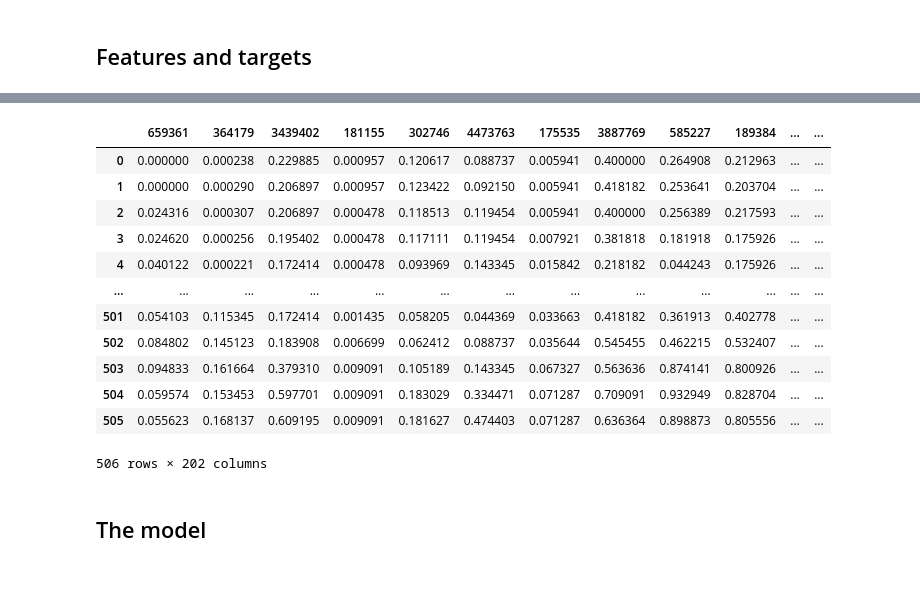
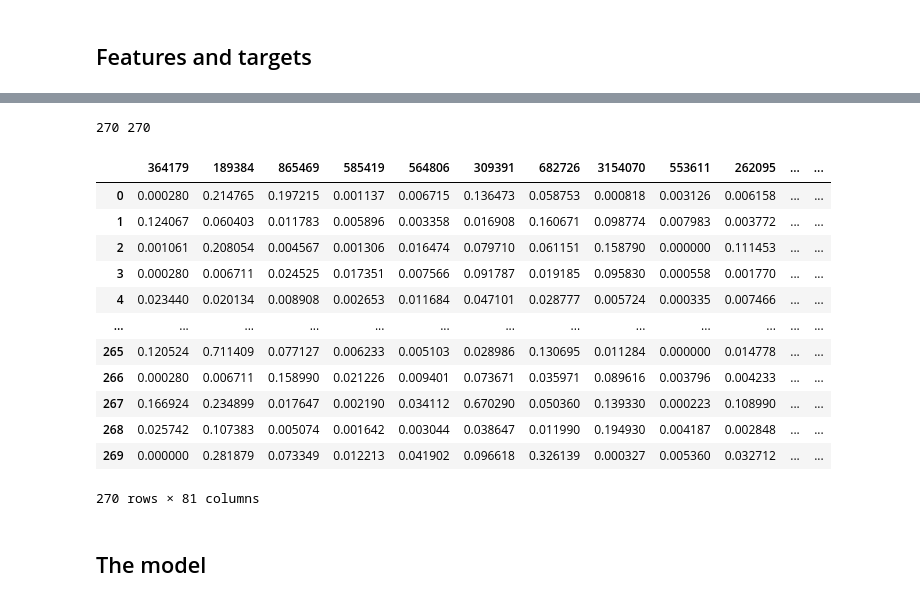
Before and after one commit to NateTheGreat001/tu_medical, a Jupyter notebook: Experiment 2: Sequence on Float LSTM.ipynb, the cells around one changed output, grey strips where cells are left out. Saved outputs shown, nothing was run; the diff lists cells and outputs as text; code cells hidden in the pictures.

```diff
--- a/Experiment 2: Sequence on Float LSTM.ipynb
+++ b/Experiment 2: Sequence on Float LSTM.ipynb
@@ -113,19 +59,27 @@ Test sequences: 95
-# %%
-y_targets
-# %% [output]
-|  | 659361 | 364179 | 3439402 | 181155 | 302746 | 4473763 | 175535 | 3887769 | 585227 | 189384 | ... | ... |
-| 0 | 0.000000 | 0.000238 | 0.229885 | 0.000957 | 0.120617 | 0.088737 | 0.005941 | 0.400000 | 0.264908 | 0.212963 | ... | ... |
-| 1 | 0.000000 | 0.000290 | 0.206897 | 0.000957 | 0.123422 | 0.092150 | 0.005941 | 0.418182 | 0.253641 | 0.203704 | ... | ... |
-| 2 | 0.024316 | 0.000307 | 0.206897 | 0.000478 | 0.118513 | 0.119454 | 0.005941 | 0.400000 | 0.256389 | 0.217593 | ... | ... |
-| 3 | 0.024620 | 0.000256 | 0.195402 | 0.000478 | 0.117111 | 0.119454 | 0.007921 | 0.381818 | 0.181918 | 0.175926 | ... | ... |
-| 4 | 0.040122 | 0.000221 | 0.172414 | 0.000478 | 0.093969 | 0.143345 | 0.015842 | 0.218182 | 0.044243 | 0.175926 | ... | ... |
-| ... | ... | ... | ... | ... | ... | ... | ... | ... | ... | ... | ... | ... |
-| 501 | 0.054103 | 0.115345 | 0.172414 | 0.001435 | 0.058205 | 0.044369 | 0.033663 | 0.418182 | 0.361913 | 0.402778 | ... | ... |
-| 502 | 0.084802 | 0.145123 | 0.183908 | 0.006699 | 0.062412 | 0.088737 | 0.035644 | 0.545455 | 0.462215 | 0.532407 | ... | ... |
-| 503 | 0.094833 | 0.161664 | 0.379310 | 0.009091 | 0.105189 | 0.143345 | 0.067327 | 0.563636 | 0.874141 | 0.800926 | ... | ... |
-| 504 | 0.059574 | 0.153453 | 0.597701 | 0.009091 | 0.183029 | 0.334471 | 0.071287 | 0.709091 | 0.932949 | 0.828704 | ... | ... |
-| 505 | 0.055623 | 0.168137 | 0.609195 | 0.009091 | 0.181627 | 0.474403 | 0.071287 | 0.636364 | 0.898873 | 0.805556 | ... | ... |
-506 rows × 202 columns
+# %%
+print(len(train_feats), len(train_targets))
+# %% [output]
+270 270
+# %%
+train_targets = np.asarray(train_targets)
+train_targets = pd.DataFrame(train_targets)
+train_targets.columns = df.columns[:-1]
+# %%
+train_targets
+# %% [output]
+|  | 364179 | 189384 | 865469 | 585419 | 564806 | 309391 | 682726 | 3154070 | 553611 | 262095 | ... | ... |
+| 0 | 0.000280 | 0.214765 | 0.197215 | 0.001137 | 0.006715 | 0.136473 | 0.058753 | 0.000818 | 0.003126 | 0.006158 | ... | ... |
+| 1 | 0.124067 | 0.060403 | 0.011783 | 0.005896 | 0.003358 | 0.016908 | 0.160671 | 0.098774 | 0.007983 | 0.003772 | ... | ... |
+| 2 | 0.001061 | 0.208054 | 0.004567 | 0.001306 | 0.016474 | 0.079710 | 0.061151 | 0.158790 | 0.000000 | 0.111453 | ... | ... |
+| 3 | 0.000280 | 0.006711 | 0.024525 | 0.017351 | 0.007566 | 0.091787 | 0.019185 | 0.095830 | 0.000558 | 0.001770 | ... | ... |
+| 4 | 0.023440 | 0.020134 | 0.008908 | 0.002653 | 0.011684 | 0.047101 | 0.028777 | 0.005724 | 0.000335 | 0.007466 | ... | ... |
+| ... | ... | ... | ... | ... | ... | ... | ... | ... | ... | ... | ... | ... |
+| 265 | 0.120524 | 0.711409 | 0.077127 | 0.006233 | 0.005103 | 0.028986 | 0.130695 | 0.011284 | 0.000000 | 0.014778 | ... | ... |
+| 266 | 0.000280 | 0.006711 | 0.158990 | 0.021226 | 0.009401 | 0.073671 | 0.035971 | 0.089616 | 0.003796 | 0.004233 | ... | ... |
+| 267 | 0.166924 | 0.234899 | 0.017647 | 0.002190 | 0.034112 | 0.670290 | 0.050360 | 0.139330 | 0.000223 | 0.108990 | ... | ... |
+| 268 | 0.025742 | 0.107383 | 0.005074 | 0.001642 | 0.003044 | 0.038647 | 0.011990 | 0.194930 | 0.004187 | 0.002848 | ... | ... |
+| 269 | 0.000000 | 0.281879 | 0.073349 | 0.012213 | 0.041902 | 0.096618 | 0.326139 | 0.000327 | 0.005360 | 0.032712 | ... | ... |
+270 rows × 81 columns
 # %% [markdown]
 ## The model
 # %%
```
Also changed, not shown: parts of 29 cells of this notebook, 3 other files.
